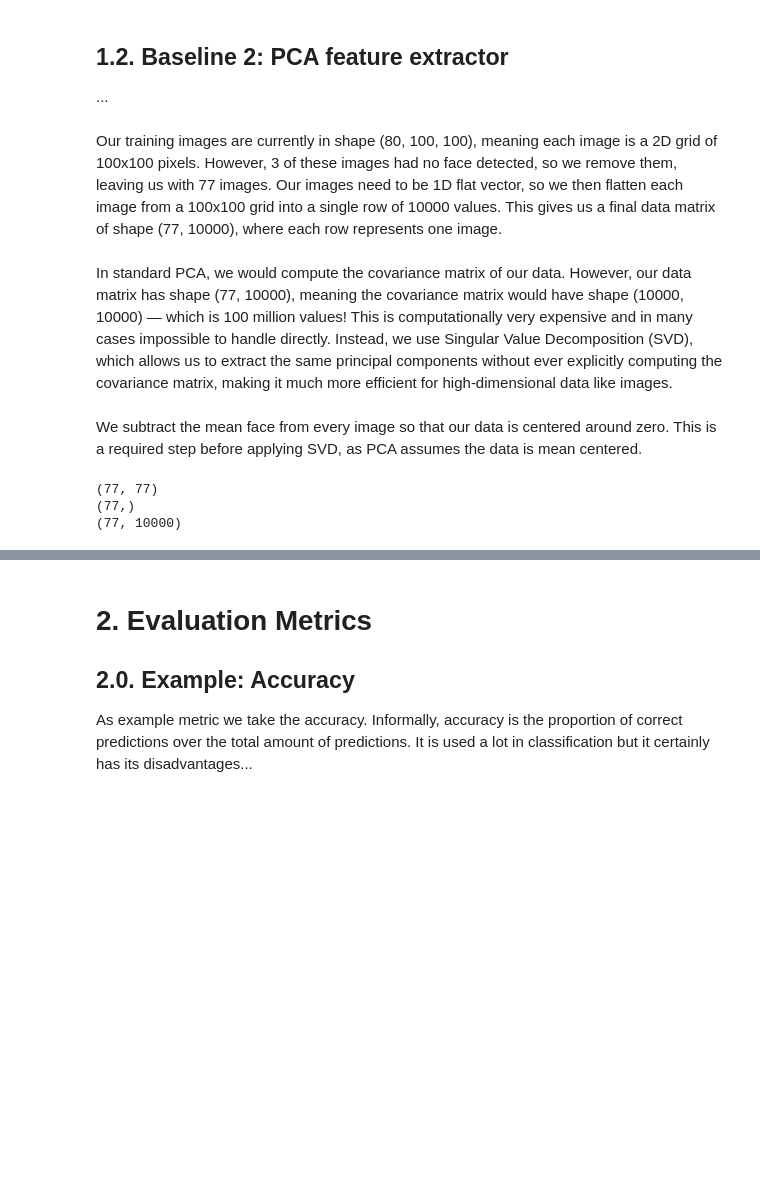
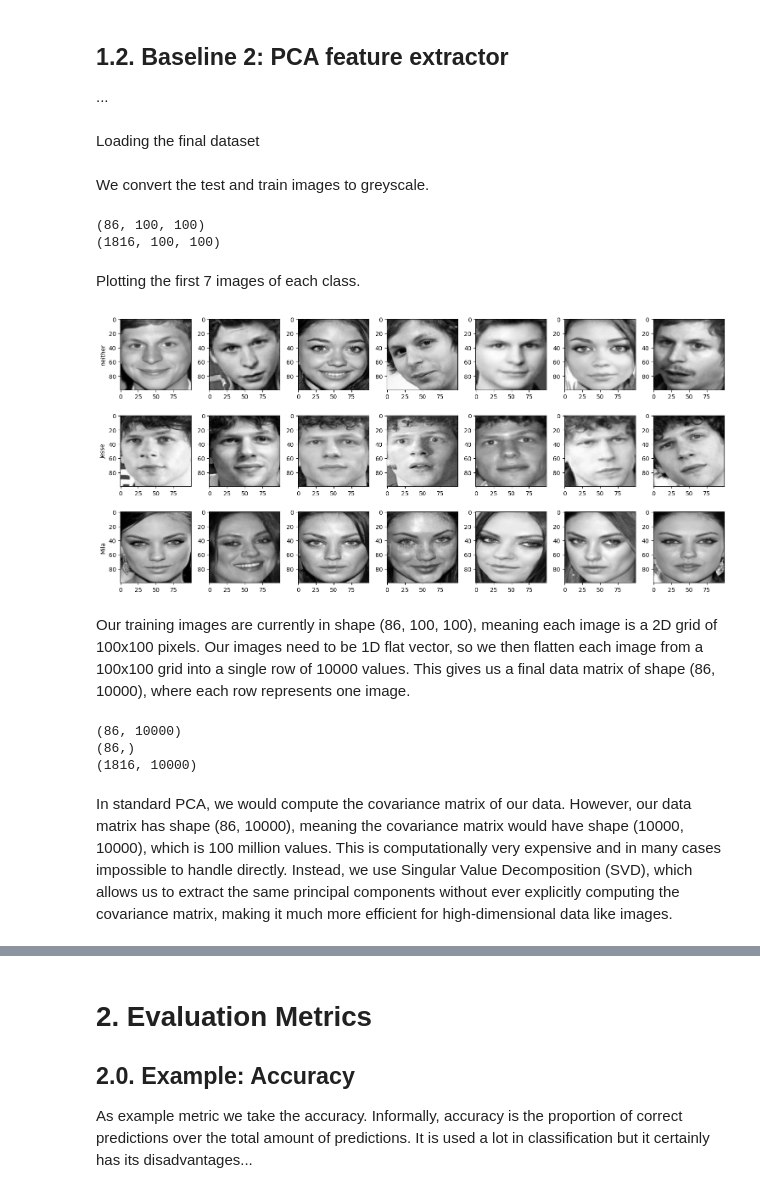
Before and after one commit to lucgrnr/computer-vision-projects, a Jupyter notebook: Assignment_1/ga1_group_27_manolis.ipynb, the cells around one changed output, grey strips where cells are left out. Drawn from its saved outputs; the diff is of its cells as text; code cells hidden in the pictures; blank space fills up the shorter version.

Commit message:
pca done with new dataset

```diff
--- a/Assignment_1/ga1_group_27_manolis.ipynb
+++ b/Assignment_1/ga1_group_27_manolis.ipynb
@@ -273,14 +305,54 @@ class HOGFeatureExtractor(IdentityFeatureExtractor):
 # %% [markdown]
 ## 1.2. Baseline 2: PCA feature extractor
 ...
+# %% [markdown]
+Loading the final dataset
+# %%
+train_X = np.load('final_train_extracted_faces/train_X.npy')
+train_y = np.load('final_train_extracted_faces/train_y.npy')
+test_X = np.load('final_train_extracted_faces/test_X.npy')
+# %% [markdown]
+We convert the test and train images to greyscale.
 # %%
 #converting the image to greyscale
 train_X_gray = np.stack([cv2.cvtColor(img.astype(np.uint8), cv2.COLOR_BGR2GRAY) for img in train_X])
 test_X_gray = np.stack([cv2.cvtColor(img.astype(np.uint8), cv2.COLOR_BGR2GRAY) for img in test_X])
 
-print(train_X_gray.shape)  # should be (80, 100, 100)
+print(train_X_gray.shape)
 print(test_X_gray.shape)
+# %% [output]
+(86, 100, 100)
+(1816, 100, 100)
+# %% [markdown]
+Plotting the first 7 images of each class.
+# %%
+label_names = ['neither', 'Jesse', 'Mila']
+
+fig, axes = plt.subplots(3, 7, figsize=(15, 7))
+for row, label in enumerate([0, 1, 2]):
+    mask = train_y == label
+    images = train_X_gray[mask]
+    for col in range(7):
+        axes[row, col].imshow(images[col], cmap='gray')
+        if col == 0:
+            axes[row, col].set_ylabel(label_names[label])
+plt.tight_layout()
+plt.show()
+# %% [output]
+[figure, added]
 # %% [markdown]
-Our training images are currently in shape (80, 100, 100), meaning each image is a 2D grid of 100x100 pixels. However, 3 of these images had no face detected, so we remove them, leaving us with 77 images. Our images need to be 1D flat vector, so we then flatten each image from a 100x100 grid into a single row of 10000 values. This gives us a final data matrix of shape (77, 10000), where each row represents one image.
+Our training images are currently in shape (86, 100, 100), meaning each image is a 2D grid of 100x100 pixels. Our images need to be 1D flat vector, so we then flatten each image from a 100x100 grid into a single row of 10000 values. This gives us a final data matrix of shape (86, 10000), where each row represents one image.
+# %%
+#Flatten the Images
+train_X_flat = train_X_gray.reshape(train_X_gray.shape[0], -1)
+test_X_flat = test_X_gray.reshape(test_X_gray.shape[0], -1)
+
+print(train_X_flat.shape)
+print(train_y.shape)
+print(test_X_flat.shape)
+# %% [output]
+(86, 10000)
+(86,)
+(1816, 10000)
 # %% [markdown]
-In standard PCA, we would compute the covariance matrix of our data. However, our data matrix has shape (77, 10000), meaning the covariance matrix would have shape (10000, 10000) — which is 100 million values! This is computationally very expensive and in many cases impossible to handle directly. Instead, we use Singular Value Decomposition (SVD), which allows us to extract the same principal components without ever explicitly computing the covariance matrix, making it much more efficient for high-dimensional data like images.
+In standard PCA, we would compute the covariance matrix of our data. However, our data matrix has shape (86, 10000), meaning the covariance matrix would have shape (10000, 10000), which is 100 million values. This is computationally very expensive and in many cases impossible to handle directly. Instead, we use Singular Value Decomposition (SVD), which allows us to extract the same principal components without ever explicitly computing the covariance matrix, making it much more efficient for high-dimensional data like images.
@@ -301,2 +358,0 @@ print(test_X_flat.shape)
-# %% [markdown]
-We subtract the mean face from every image so that our data is centered around zero. This is a required step before applying SVD, as PCA assumes the data is mean centered.
@@ -307,10 +358,0 @@ test_X_centered = test_X_flat - mean_face
-# %%
-U, S, Vt = np.linalg.svd(train_X_centered, full_matrices=False)
-
-print(U.shape)
-print(S.shape)
-print(Vt.shape)
-# %% [output]
-(77, 77)
-(77,)
-(77, 10000)
```
Also changed, not shown: parts of 22 cells of this notebook.
